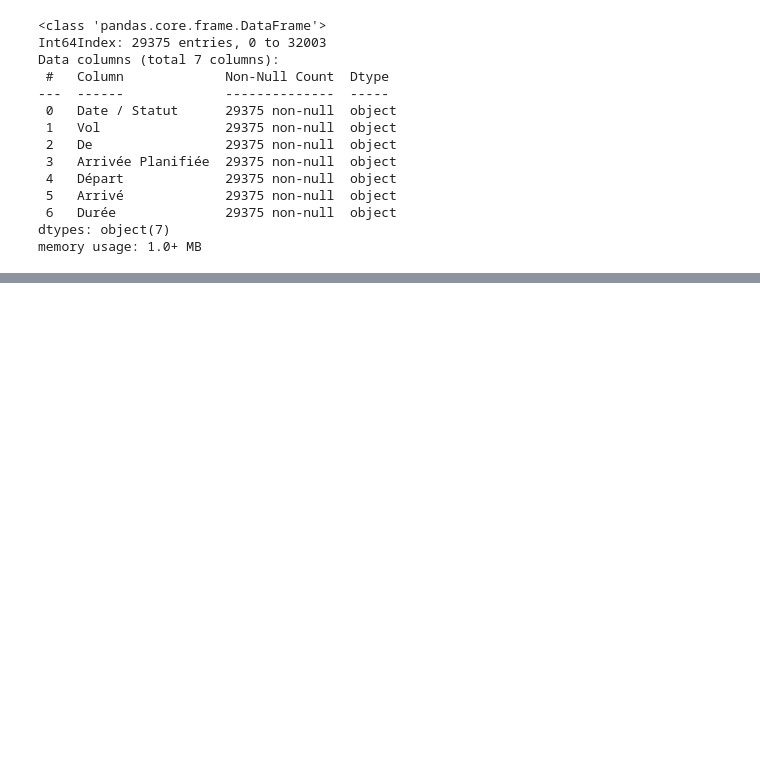
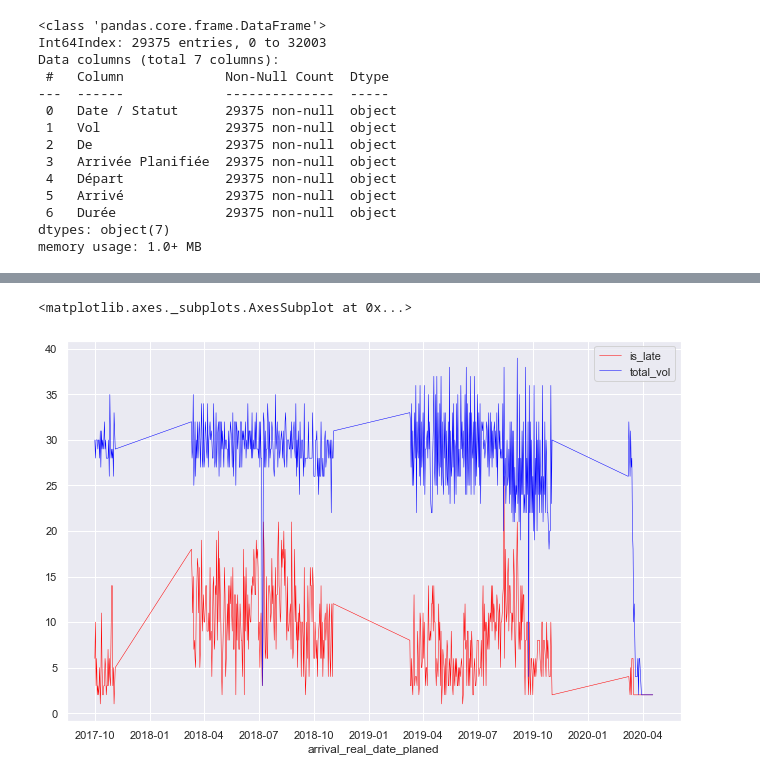
Before and after one commit to Shito3/Airplanes_Analysis, a Jupyter notebook: airlines-EDA.ipynb, the cells around one changed output, grey strips where cells are left out. Drawn from its saved outputs; the diff is of its cells as text; code cells hidden in the pictures; blank space fills up the shorter version.

```diff
--- a/airlines-EDA.ipynb
+++ b/airlines-EDA.ipynb
@@ -212,0 +366,2 @@ heure_Arrivée('07:54 EDT')
+# %%
+df_final_review_ = df_final_review[cols]
@@ -212,0 +418,6 @@ heure_Arrivée('07:54 EDT')
+# %%
+#flight group by date and delays
+vol_per_date_late = df_final_review_[df_final_review_.is_late==1].groupby(['arrival_real_date_planed'])['is_late'].count().to_frame()
+# %%
+# per date
+vol_per_date = df_final_review_.groupby(['arrival_real_date_planed'])['is_late'].count().to_frame().rename(columns={'is_late':'total_vol'})
@@ -212,0 +442,9 @@ heure_Arrivée('07:54 EDT')
+# %%
+# Use seaborn style defaults and set the default figure size
+sns.set(rc={'figure.figsize':(11, 7)})
+# %%
+vol_per_date_late['is_late'].plot(linewidth=0.5,color='red',legend='Vol en retard')
+vol_per_date['total_vol'].plot(linewidth=0.5,color='blue',legend='Total vols')
+# %% [output]
+<matplotlib.axes._subplots.AxesSubplot at 0x...>
+[figure, added]
```
Also changed, not shown: parts of 112 cells of this notebook, 2 other files.
